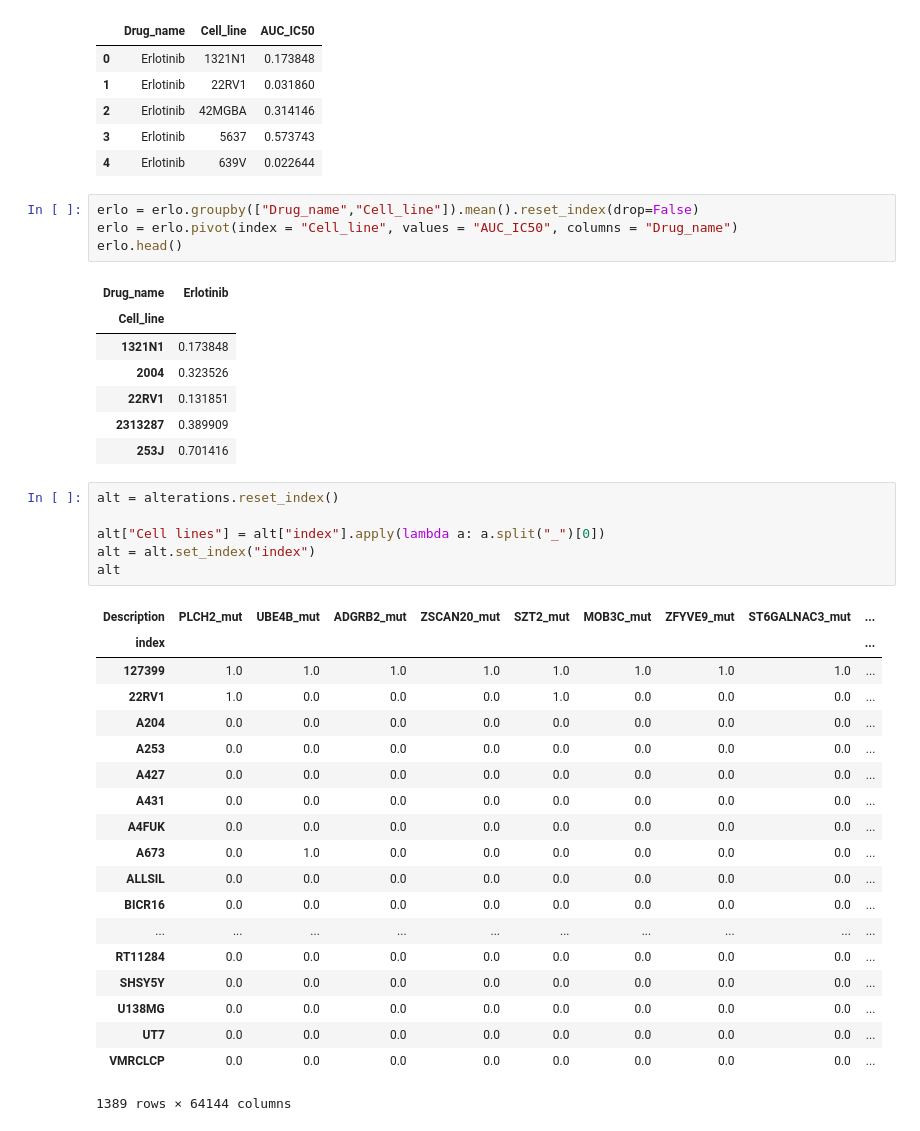
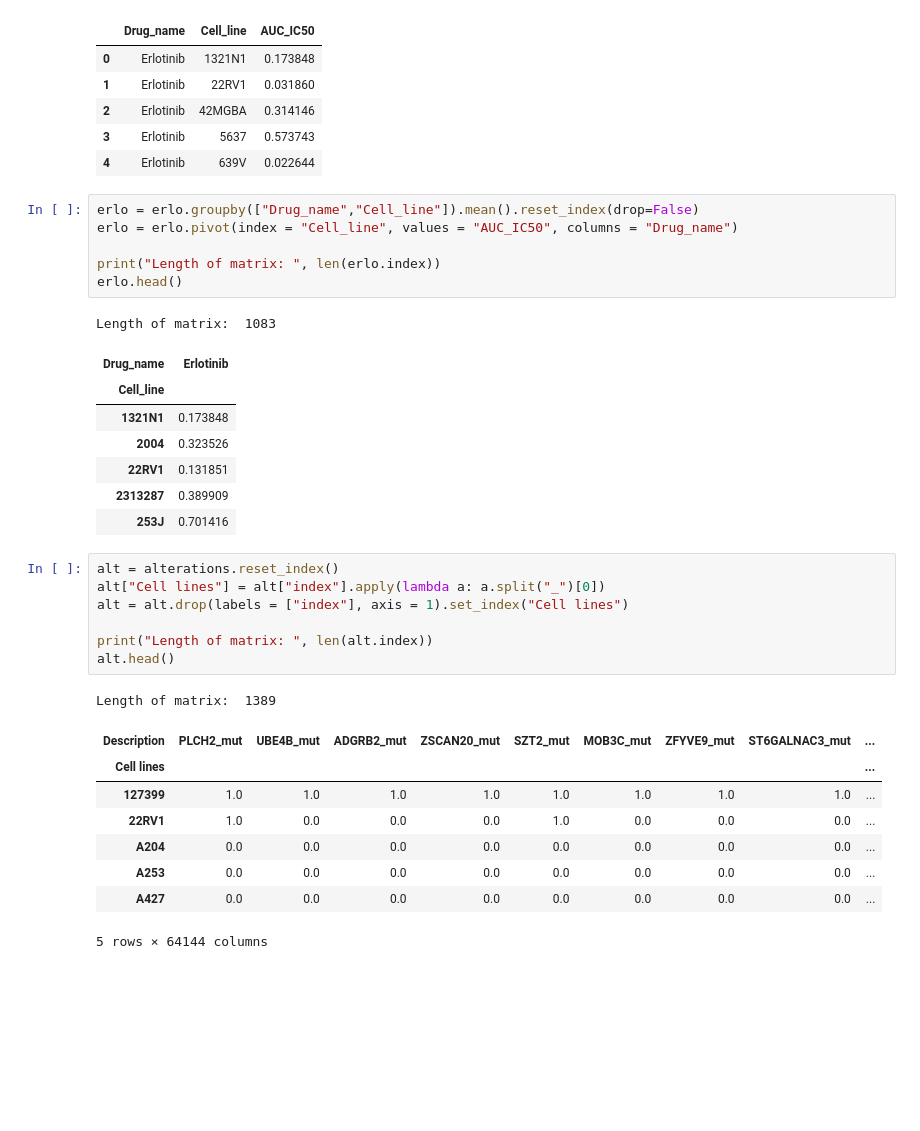
Before and after one commit to oskaradermecker/DataX_Drug_Response, a Jupyter notebook: Dataset comparison.ipynb, the cells around one changed output. Saved outputs shown, nothing was run; the diff lists cells and outputs as text; blank space fills up the shorter version.

Commit message:
Minor updates to final matrix

```diff
--- a/Dataset comparison.ipynb
+++ b/Dataset comparison.ipynb
@@ -594,8 +594,11 @@ erlo.head()
 # %%
 erlo = erlo.groupby(["Drug_name","Cell_line"]).mean().reset_index(drop=False)
 erlo = erlo.pivot(index = "Cell_line", values = "AUC_IC50", columns = "Drug_name")
+
+print("Length of matrix: ", len(erlo.index))
 erlo.head()
 # %% [output]
+Length of matrix:  1083
 | Drug_name | Erlotinib |
 | Cell_line |  |
 | 1321N1 | 0.173848 |
@@ -605,29 +608,20 @@ erlo.head()
 | 253J | 0.701416 |
 # %%
 alt = alterations.reset_index()
+alt["Cell lines"] = alt["index"].apply(lambda a: a.split("_")[0])
+alt = alt.drop(labels = ["index"], axis = 1).set_index("Cell lines")
 
-alt["Cell lines"] = alt["index"].apply(lambda a: a.split("_")[0])
-alt = alt.set_index("index")
-alt
+print("Length of matrix: ", len(alt.index))
+alt.head()
 # %% [output]
+Length of matrix:  1389
 | Description | PLCH2_mut | UBE4B_mut | ADGRB2_mut | ZSCAN20_mut | SZT2_mut | MOB3C_mut | ZFYVE9_mut | ST6GALNAC3_mut | ... |
-| index |  |  |  |  |  |  |  |  | ... |
+| Cell lines |  |  |  |  |  |  |  |  | ... |
 | 127399 | 1.0 | 1.0 | 1.0 | 1.0 | 1.0 | 1.0 | 1.0 | 1.0 | ... |
 | 22RV1 | 1.0 | 0.0 | 0.0 | 0.0 | 1.0 | 0.0 | 0.0 | 0.0 | ... |
 | A204 | 0.0 | 0.0 | 0.0 | 0.0 | 0.0 | 0.0 | 0.0 | 0.0 | ... |
 | A253 | 0.0 | 0.0 | 0.0 | 0.0 | 0.0 | 0.0 | 0.0 | 0.0 | ... |
 | A427 | 0.0 | 0.0 | 0.0 | 0.0 | 0.0 | 0.0 | 0.0 | 0.0 | ... |
-| A431 | 0.0 | 0.0 | 0.0 | 0.0 | 0.0 | 0.0 | 0.0 | 0.0 | ... |
-| A4FUK | 0.0 | 0.0 | 0.0 | 0.0 | 0.0 | 0.0 | 0.0 | 0.0 | ... |
-| A673 | 0.0 | 1.0 | 0.0 | 0.0 | 0.0 | 0.0 | 0.0 | 0.0 | ... |
-| ALLSIL | 0.0 | 0.0 | 0.0 | 0.0 | 0.0 | 0.0 | 0.0 | 0.0 | ... |
-| BICR16 | 0.0 | 0.0 | 0.0 | 0.0 | 0.0 | 0.0 | 0.0 | 0.0 | ... |
-| ... | ... | ... | ... | ... | ... | ... | ... | ... | ... |
-| RT11284 | 0.0 | 0.0 | 0.0 | 0.0 | 0.0 | 0.0 | 0.0 | 0.0 | ... |
-| SHSY5Y | 0.0 | 0.0 | 0.0 | 0.0 | 0.0 | 0.0 | 0.0 | 0.0 | ... |
-| U138MG | 0.0 | 0.0 | 0.0 | 0.0 | 0.0 | 0.0 | 0.0 | 0.0 | ... |
-| UT7 | 0.0 | 0.0 | 0.0 | 0.0 | 0.0 | 0.0 | 0.0 | 0.0 | ... |
-| VMRCLCP | 0.0 | 0.0 | 0.0 | 0.0 | 0.0 | 0.0 | 0.0 | 0.0 | ... |
-1389 rows × 64144 columns
+5 rows × 64144 columns
 # %%
 erlo_matrix = alt.merge(erlo[['Erlotinib']], left_index = True, right_index = True).dropna(axis = 0)
```
Also changed, not shown: parts of 5 cells of this notebook.
